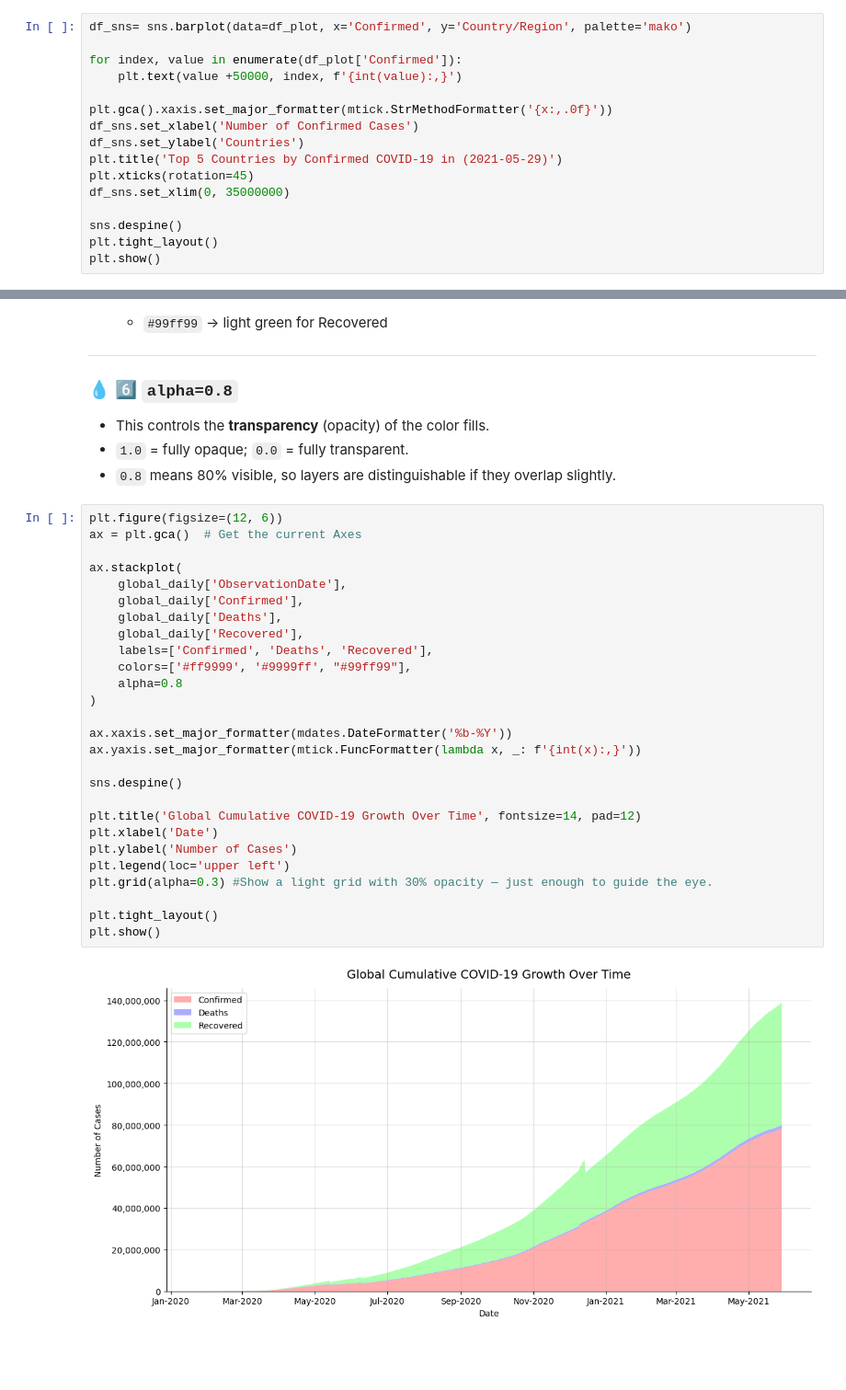
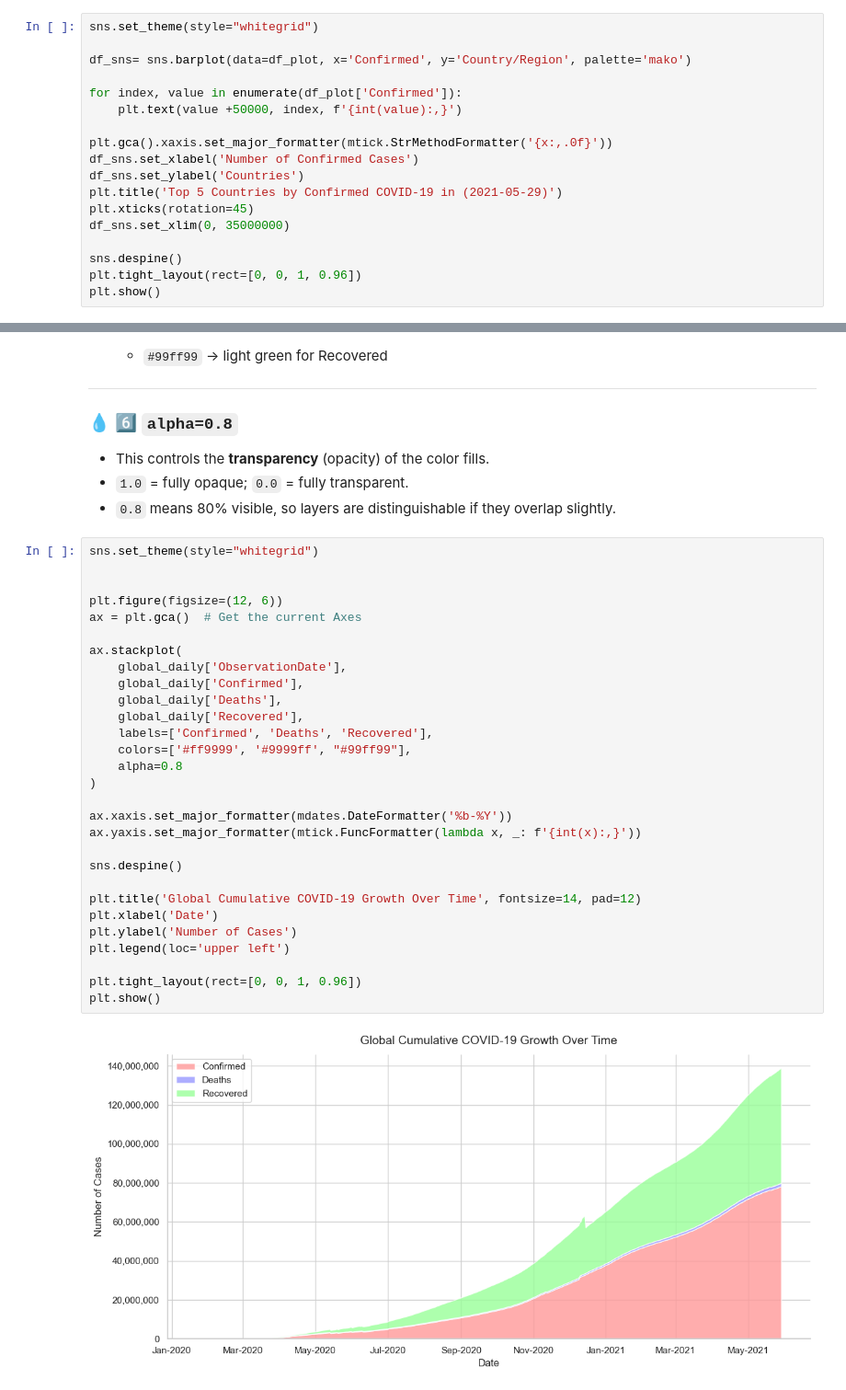
Before and after one commit to Mina-Makram-001/2_COVID-19_Analysis_Project, a Jupyter notebook: 1_EDA_Intro.ipynb, the cells around one changed output, grey strips where cells are left out. Shown at 92% size. Cells and saved outputs as stored; diff of their text form; blank space fills up the shorter version.

```diff
--- a/1_EDA_Intro.ipynb
+++ b/1_EDA_Intro.ipynb
@@ -175,6 +191,8 @@ df_plot
 | 3 | France | 2021-05-29 | 5719877.0 |
 | 4 | Turkey | 2021-05-29 | 5235978.0 |
 # %%
+sns.set_theme(style="whitegrid")
+
 df_sns= sns.barplot(data=df_plot, x='Confirmed', y='Country/Region', palette='mako')
 
 for index, value in enumerate(df_plot['Confirmed']):
@@ -188,7 +206,7 @@ plt.xticks(rotation=45)
 df_sns.set_xlim(0, 35000000)
 
 sns.despine()
-plt.tight_layout()
+plt.tight_layout(rect=[0, 0, 1, 0.96])
 plt.show()
 # %% [output]
 Passing `palette` without assigning `hue` is deprecated and will be removed in v0.14.0. Assign the `y` variable to `hue` and set `legend=False` for the same effect.
@@ -401,31 +419,33 @@ Each color band represents the contribution of one variable.
 * `1.0` = fully opaque; `0.0` = fully transparent.
 * `0.8` means 80% visible, so layers are distinguishable if they overlap slightly.
 # %%
+sns.set_theme(style="whitegrid")
+
+
 plt.figure(figsize=(12, 6))
 ax = plt.gca()  # Get the current Axes
 
 ax.stackplot(
     global_daily['ObservationDate'],
     global_daily['Confirmed'],
     global_daily['Deaths'],
     global_daily['Recovered'],
     labels=['Confirmed', 'Deaths', 'Recovered'],
     colors=['#ff9999', '#9999ff', "#99ff99"],
     alpha=0.8
 )
 
 ax.xaxis.set_major_formatter(mdates.DateFormatter('%b-%Y'))
 ax.yaxis.set_major_formatter(mtick.FuncFormatter(lambda x, _: f'{int(x):,}'))
 
 sns.despine()
 
 plt.title('Global Cumulative COVID-19 Growth Over Time', fontsize=14, pad=12)
 plt.xlabel('Date')
 plt.ylabel('Number of Cases')
 plt.legend(loc='upper left')
-plt.grid(alpha=0.3) #Show a light grid with 30% opacity — just enough to guide the eye.
 
-plt.tight_layout()
+plt.tight_layout(rect=[0, 0, 1, 0.96])
 plt.show()
 # %% [output]
-[figure, old version]
+[figure, new version]
```
Also changed, not shown: parts of 3 cells of this notebook, 7 other files.
